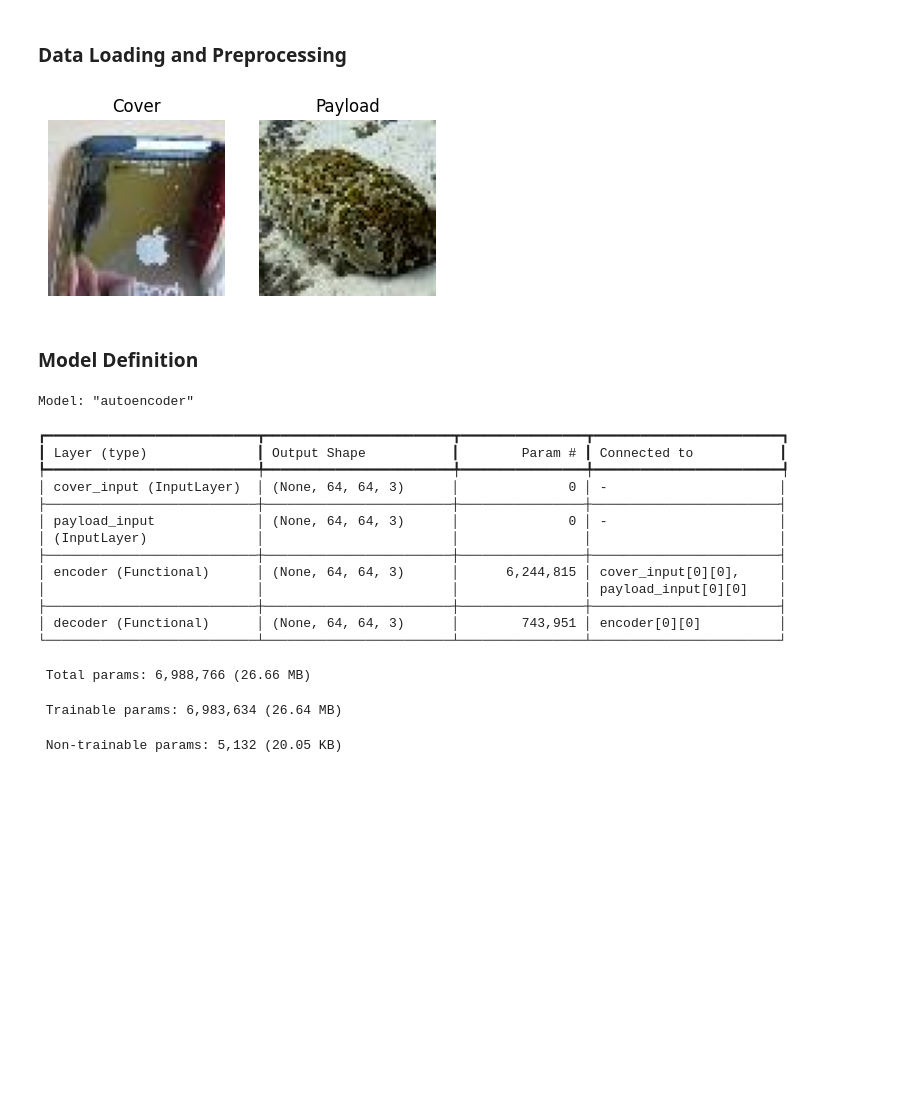
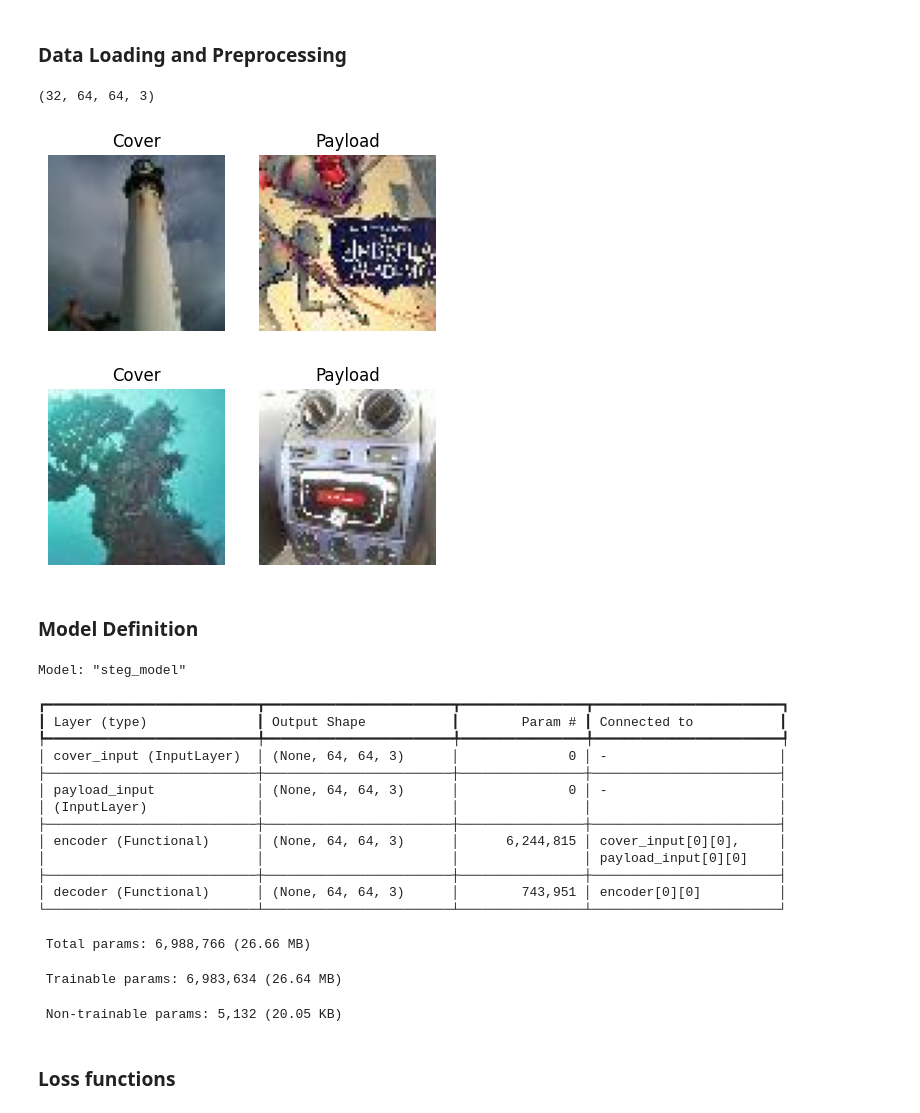
Before and after one commit to Acedev003/Deep-Steganography, a Jupyter notebook: AI_Image_Steganography_Simple.ipynb, the cells around one changed output. Drawn from its saved outputs; the diff is of its cells as text; code cells hidden in the pictures; blank space fills up the shorter version.

```diff
--- a/AI_Image_Steganography_Simple.ipynb
+++ b/AI_Image_Steganography_Simple.ipynb
@@ -59,21 +55,38 @@ val_dataset   = tf.data.Dataset.zip(val_cover, val_payload)
 # %%
-for data in train_dataset.take(1):
-    cover = data[0][0].numpy().astype("uint8")
-    payload = data[1][0].numpy().astype("uint8")
+for target,predict in train_dataset.take(1):
+    cover = target[0][0].numpy().astype("uint8")
+    payload = target[1][0].numpy().astype("uint8")
 
     fig, ax = plt.subplots(1, 2, figsize=(5, 3))
 
     ax[0].imshow(cover)
     ax[0].set_title('Cover')
     ax[0].axis('off')
 
     ax[1].imshow(payload)
     ax[1].set_title('Payload')
     ax[1].axis('off')
 
     plt.show()
+
+    cover = predict[0][0].numpy().astype("uint8")
+    payload = predict[1][0].numpy().astype("uint8")
+
+    fig, ax = plt.subplots(1, 2, figsize=(5, 3))
+
+    ax[0].imshow(cover)
+    ax[0].set_title('Cover')
+    ax[0].axis('off')
+
+    ax[1].imshow(payload)
+    ax[1].set_title('Payload')
+    ax[1].axis('off')
+
+    plt.show()
 # %% [output]
+(32, 64, 64, 3)
-[figure, old version]
+[figure, new version]
+[figure, added]
 # %% [markdown]
 ### Model Definition
 # %%
@@ -130,10 +143,10 @@ decoder_model = decoder()
 steg_image    = encoder_model([cover_input, payload_input])
 payload_image = decoder_model(steg_image)
 
-model = keras.Model(inputs=[cover_input, payload_input], outputs=payload_image, name='autoencoder')
+model = keras.Model(inputs=[cover_input, payload_input], outputs=[steg_image,payload_image], name='steg_model')
 model.summary()
 # %% [output]
-Model: "autoencoder"
+Model: "steg_model"
 ┏━━━━━━━━━━━━━━━━━━━━━━━━━━━┳━━━━━━━━━━━━━━━━━━━━━━━━┳━━━━━━━━━━━━━━━━┳━━━━━━━━━━━━━━━━━━━━━━━━┓
 ┃ Layer (type)              ┃ Output Shape           ┃        Param # ┃ Connected to           ┃
 ┡━━━━━━━━━━━━━━━━━━━━━━━━━━━╇━━━━━━━━━━━━━━━━━━━━━━━━╇━━━━━━━━━━━━━━━━╇━━━━━━━━━━━━━━━━━━━━━━━━┩
@@ -150,3 +163,5 @@ Model: "autoencoder"
  Total params: 6,988,766 (26.66 MB)
  Trainable params: 6,983,634 (26.64 MB)
  Non-trainable params: 5,132 (20.05 KB)
+# %% [markdown]
+### Loss functions
```
Also changed, not shown: parts of 8 cells of this notebook.
